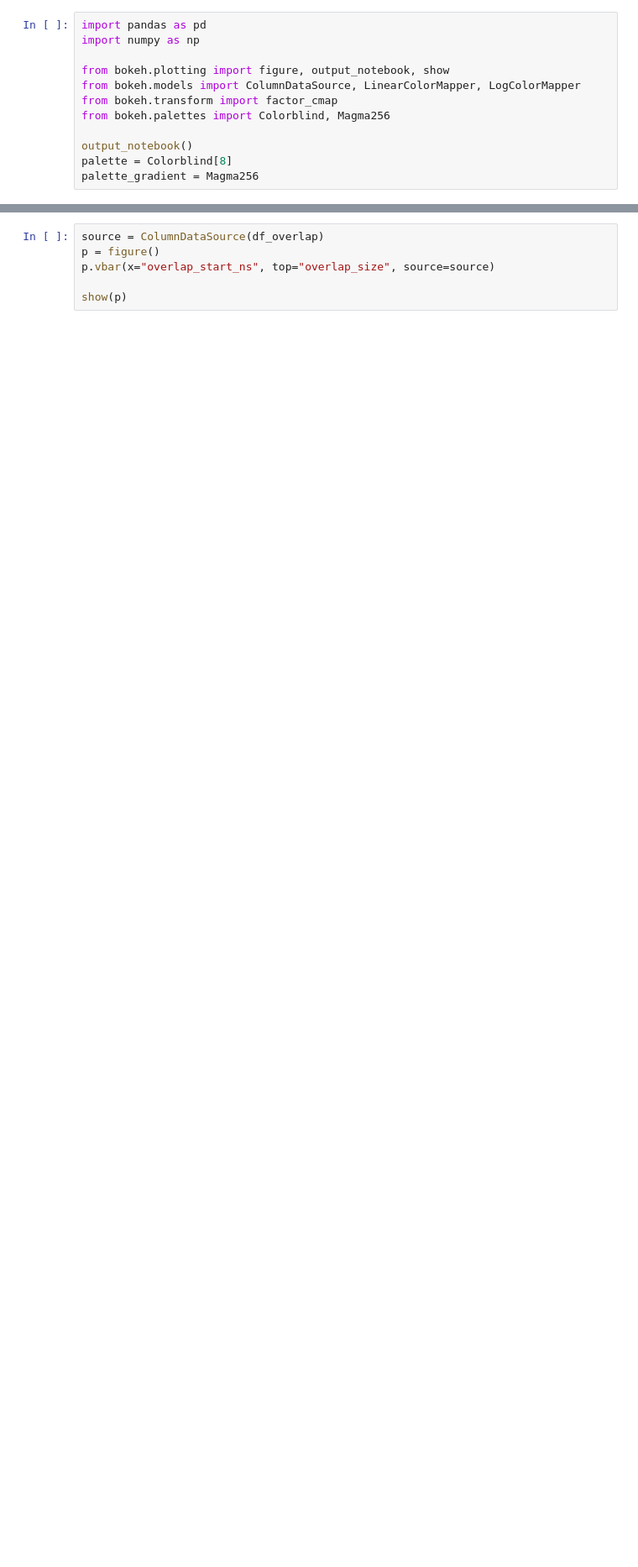
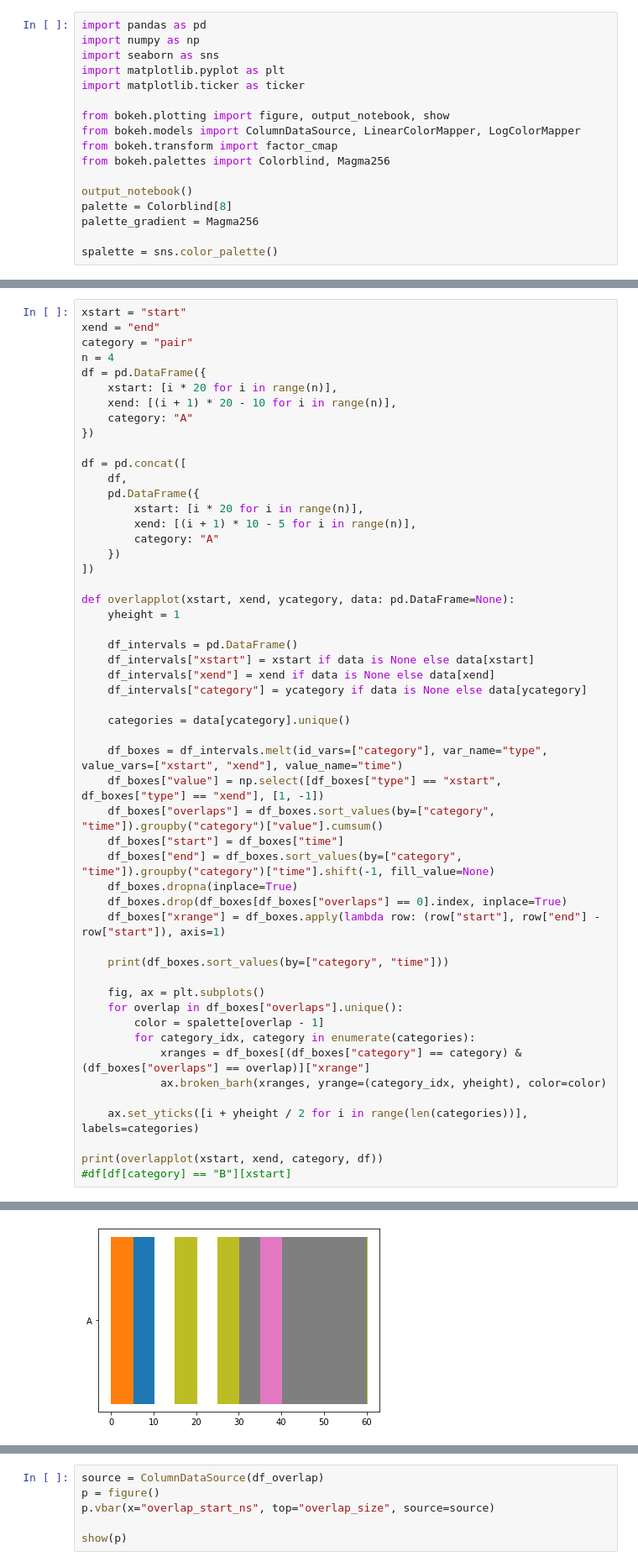
Before and after one commit to TomasDrozdik/asynchronous-duet, a Jupyter notebook: duet/analyze.ipynb, the cells around one changed output, grey strips where cells are left out. Shown at 84% size. Cells and saved outputs as stored; diff of their text form; blank space fills up the shorter version.

```diff
--- a/duet/analyze.ipynb
+++ b/duet/analyze.ipynb
@@ -1,6 +1,9 @@
 # %%
 import pandas as pd
 import numpy as np
+import seaborn as sns
+import matplotlib.pyplot as plt
+import matplotlib.ticker as ticker
 
 from bokeh.plotting import figure, output_notebook, show
 from bokeh.models import ColumnDataSource, LinearColorMapper, LogColorMapper
@@ -10,6 +13,8 @@ from bokeh.palettes import Colorblind, Magma256
 output_notebook()
 palette = Colorblind[8]
 palette_gradient = Magma256
+
+spalette = sns.color_palette()
 # %% [output]
 Loading BokehJS ...
 [interactive output not drawn]
@@ -56,0 +70,53 @@ show(p)
+# %%
+xstart = "start"
+xend = "end"
+category = "pair"
+n = 4
+df = pd.DataFrame({
+    xstart: [i * 20 for i in range(n)],
+    xend: [(i + 1) * 20 - 10 for i in range(n)],
+    category: "A"
+})
+
+df = pd.concat([
+    df,
+    pd.DataFrame({
+        xstart: [i * 20 for i in range(n)],
+        xend: [(i + 1) * 10 - 5 for i in range(n)],
+        category: "A"
+    })
+])
+
+def overlapplot(xstart, xend, ycategory, data: pd.DataFrame=None):
+    yheight = 1
+
+    df_intervals = pd.DataFrame()
+    df_intervals["xstart"] = xstart if data is None else data[xstart]
+    df_intervals["xend"] = xend if data is None else data[xend]
+    df_intervals["category"] = ycategory if data is None else data[ycategory]
+
+    categories = data[ycategory].unique()
+
+    df_boxes = df_intervals.melt(id_vars=["category"], var_name="type", value_vars=["xstart", "xend"], value_name="time")
+    df_boxes["value"] = np.select([df_boxes["type"] == "xstart", df_boxes["type"] == "xend"], [1, -1])
+    df_boxes["overlaps"] = df_boxes.sort_values(by=["category", "time"]).groupby("category")["value"].cumsum()
+    df_boxes["start"] = df_boxes["time"]
+    df_boxes["end"] = df_boxes.sort_values(by=["category", "time"]).groupby("category")["time"].shift(-1, fill_value=None)
+    df_boxes.dropna(inplace=True)
+    df_boxes.drop(df_boxes[df_boxes["overlaps"] == 0].index, inplace=True)
+    df_boxes["xrange"] = df_boxes.apply(lambda row: (row["start"], row["end"] - row["start"]), axis=1)
+
+    print(df_boxes.sort_values(by=["category", "time"]))
+
+    fig, ax = plt.subplots()
+    for overlap in df_boxes["overlaps"].unique():
+        color = spalette[overlap - 1]
+        for category_idx, category in enumerate(categories):
+            xranges = df_boxes[(df_boxes["category"] == category) & (df_boxes["overlaps"] == overlap)]["xrange"]
+            ax.broken_barh(xranges, yrange=(category_idx, yheight), color=color)
+
+    ax.set_yticks([i + yheight / 2 for i in range(len(categories))], labels=categories)
+
+print(overlapplot(xstart, xend, category, df))
+#df[df[category] == "B"][xstart]
+# %% [output]
@@ -56,0 +137 @@ show(p)
+[figure, added]
```
Also changed, not shown: parts of 11 cells of this notebook.
